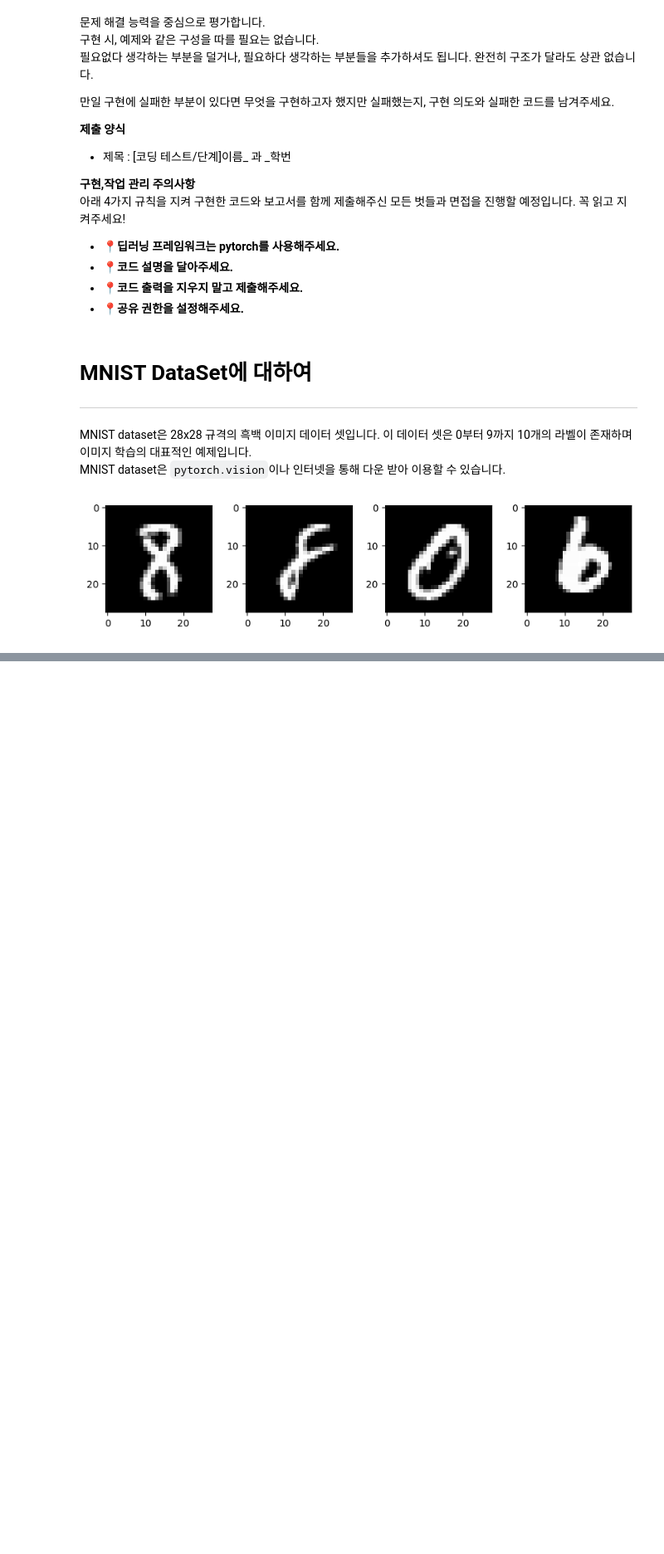
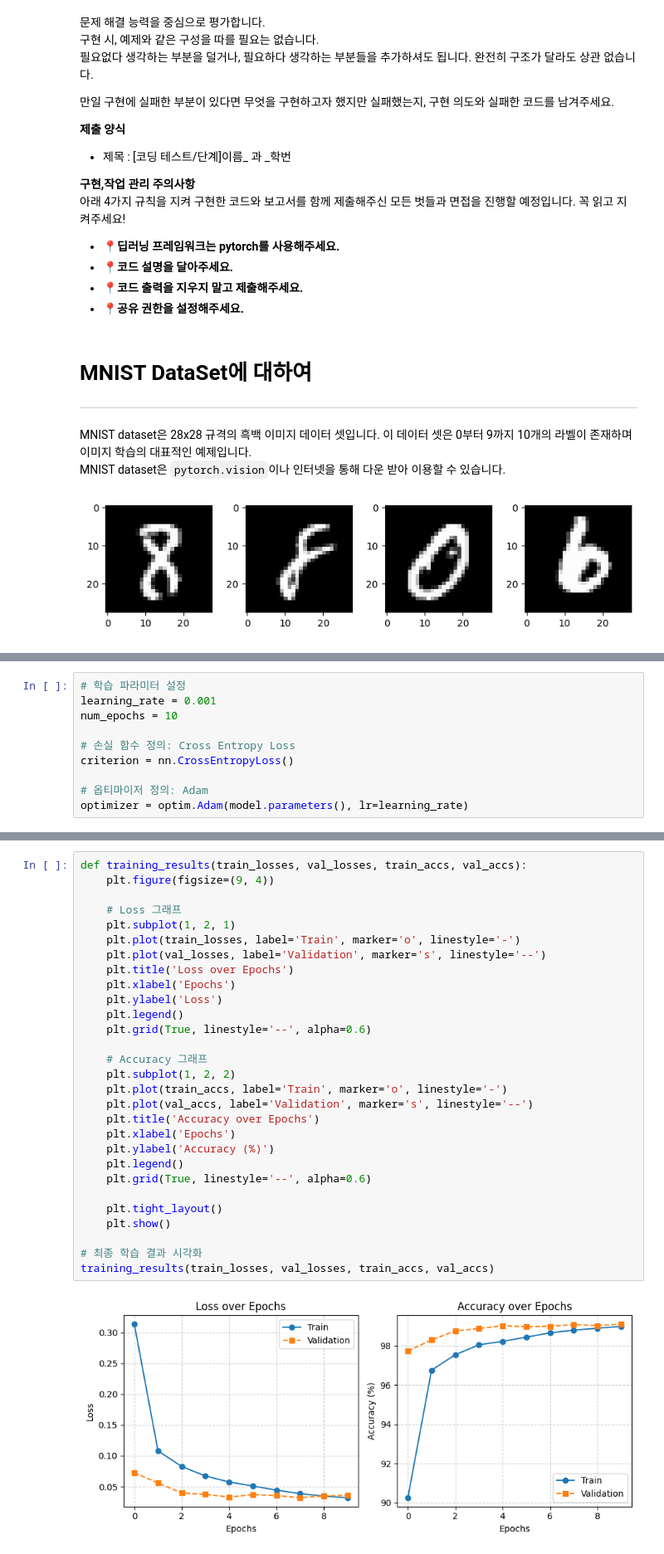
Before and after one commit to Sarang-Han/MNIST-Test, a Jupyter notebook: [코딩테스트_01 단계] 한사랑_컴공_2271064.ipynb, the cells around one changed output, grey strips where cells are left out. Shown at 83% size. Cells and saved outputs as stored; diff of their text form; blank space fills up the shorter version.

```diff
--- a/[코딩테스트_01 단계] 한사랑_컴공_2271064.ipynb
+++ b/[코딩테스트_01 단계] 한사랑_컴공_2271064.ipynb
@@ -34,0 +207,10 @@ MNIST dataset은 `pytorch.vision`이나 인터넷을 통해 다운 받아 이용
+# %%
+# 학습 파라미터 설정
+learning_rate = 0.001
+num_epochs = 10
+
+# 손실 함수 정의: Cross Entropy Loss
+criterion = nn.CrossEntropyLoss()
+
+# 옵티마이저 정의: Adam
+optimizer = optim.Adam(model.parameters(), lr=learning_rate)
@@ -34,0 +316,31 @@ MNIST dataset은 `pytorch.vision`이나 인터넷을 통해 다운 받아 이용
+# %%
+def training_results(train_losses, val_losses, train_accs, val_accs):
+    plt.figure(figsize=(9, 4))
+
+    # Loss 그래프
+    plt.subplot(1, 2, 1)
+    plt.plot(train_losses, label='Train', marker='o', linestyle='-')
+    plt.plot(val_losses, label='Validation', marker='s', linestyle='--')
+    plt.title('Loss over Epochs')
+    plt.xlabel('Epochs')
+    plt.ylabel('Loss')
+    plt.legend()
+    plt.grid(True, linestyle='--', alpha=0.6)
+
+    # Accuracy 그래프
+    plt.subplot(1, 2, 2)
+    plt.plot(train_accs, label='Train', marker='o', linestyle='-')
+    plt.plot(val_accs, label='Validation', marker='s', linestyle='--')
+    plt.title('Accuracy over Epochs')
+    plt.xlabel('Epochs')
+    plt.ylabel('Accuracy (%)')
+    plt.legend()
+    plt.grid(True, linestyle='--', alpha=0.6)
+
+    plt.tight_layout()
+    plt.show()
+
+# 최종 학습 결과 시각화
+training_results(train_losses, val_losses, train_accs, val_accs)
+# %% [output]
+[figure, added]
```
Also changed, not shown: parts of 17 cells of this notebook, 1 other file.
